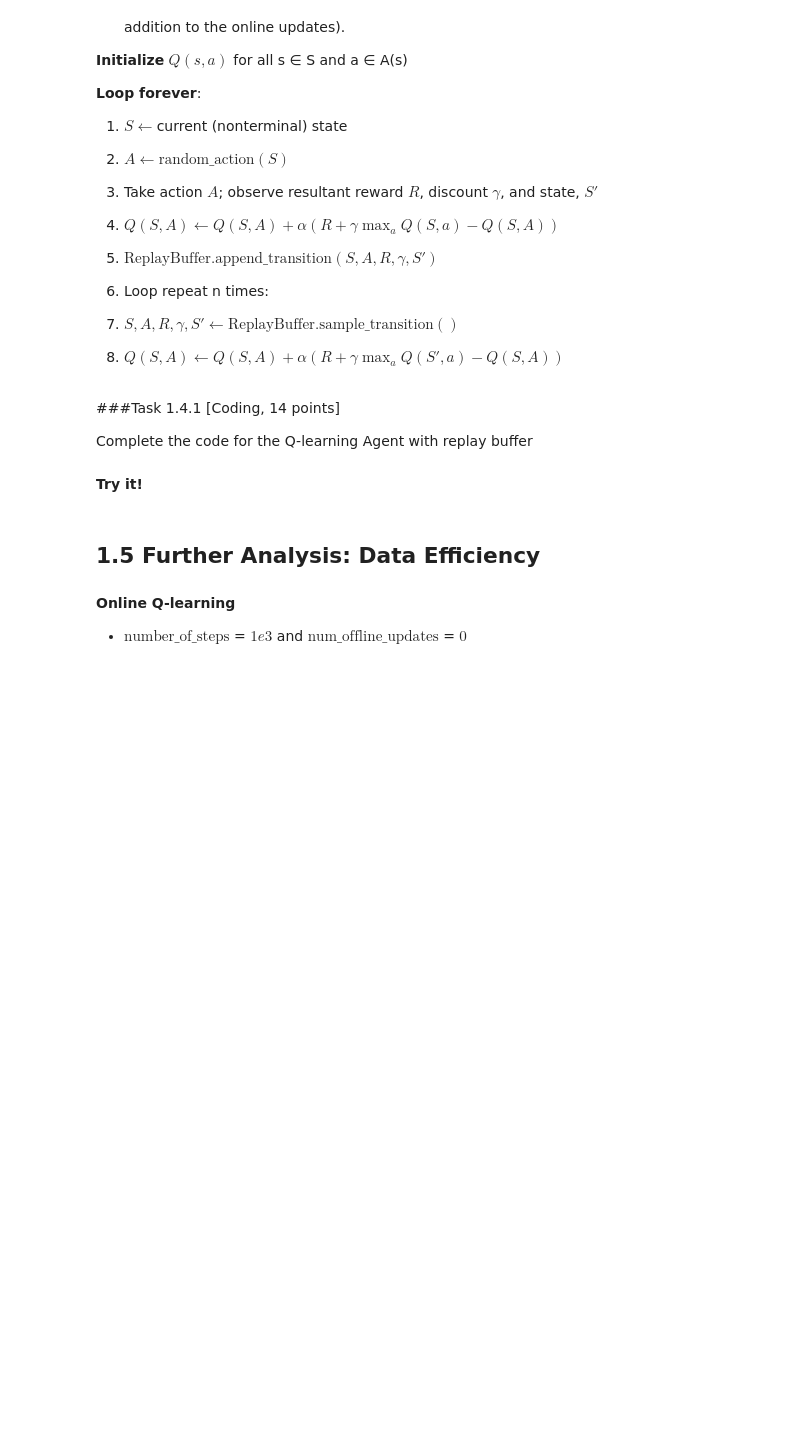
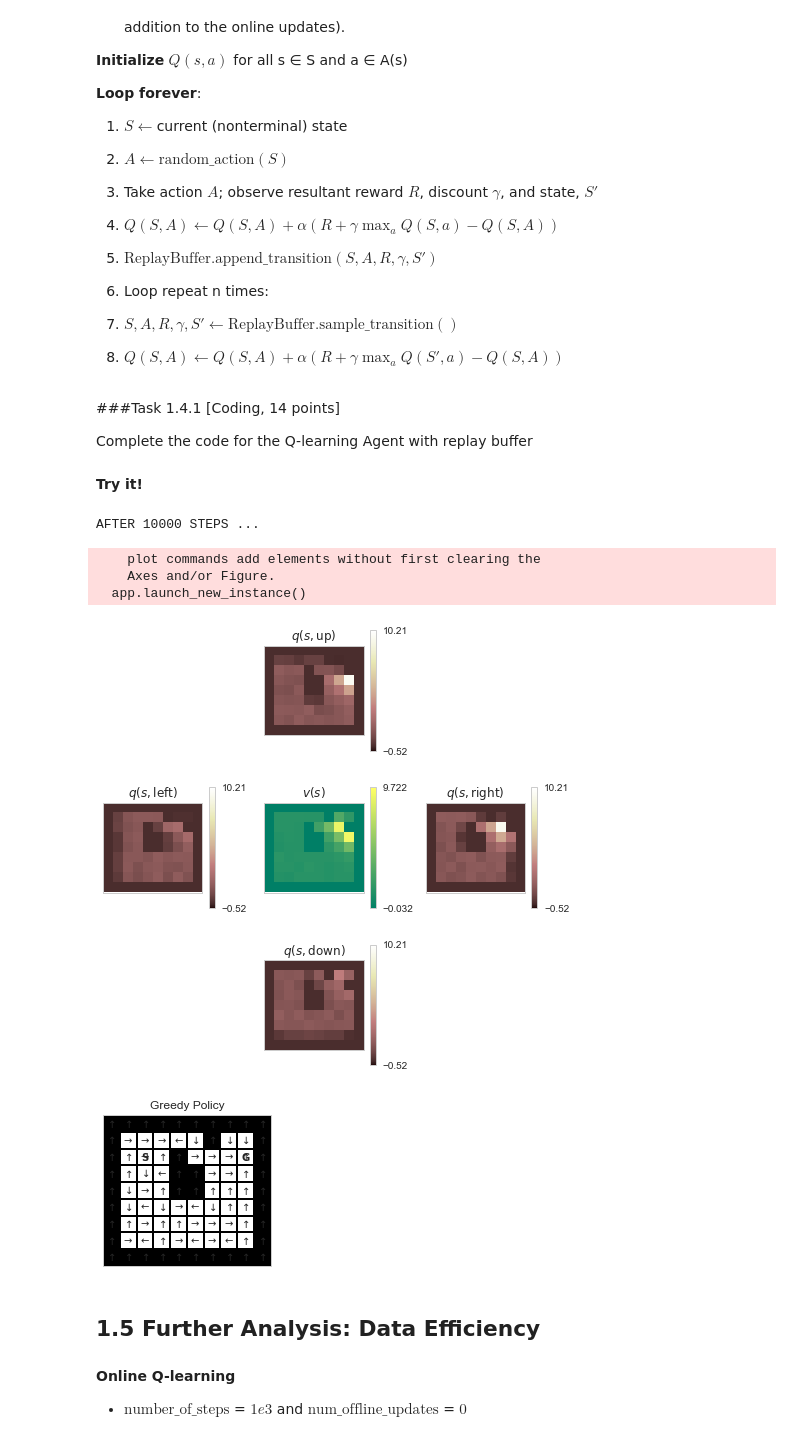
Before and after one commit to Mazzanicolas/DRL, a Jupyter notebook: DRL2019_Assignment2.ipynb, the cells around one changed output. Saved outputs shown, nothing was run; the diff lists cells and outputs as text; code cells hidden in the pictures; blank space fills up the shorter version.

```diff
--- a/DRL2019_Assignment2.ipynb
+++ b/DRL2019_Assignment2.ipynb
@@ -838,7 +851,10 @@ class ReplayQ_AGENT(object):
       # This update is the same as the above (Q-learning Agent) but
       # now we are going to be using samples from the replay buffer.
       # Note: You can COPY this from the above Q_learning Agent
-      pass
+      self._q[s, a] += self._step_size*(r + g*self._behaviour_policy(self._q[next_s]) - self._q[s, a])
+
+      self._state = next_state
+      self._action = self._behaviour_policy(self._q[next_state])
 
     # Get the action to send to execute in the environment and return it
     self._state = next_state
@@ -850,27 +866,35 @@ class ReplayQ_AGENT(object):
 # %%
 num_offline_updates=30 #@param
 num_steps = int(1e4) #@param
 
 grid = Grid(discount=0.9, penalty_for_walls=-1.)
 
 behavior_policy = lambda qval: epsilon_greedy(qval, epsilon=epsilon)
 agent = ReplayQ_AGENT(
     number_of_states=grid._layout.size,
     number_of_actions=4,
     initial_state=grid.get_obs(),
     num_offline_updates=num_offline_updates,
-    step_size=0.1)
+    step_size=0.1,
+    behaviour_policy=behavior_policy)
 
 # run experiment and get the value functions from agent
 run_experiment(grid, agent, num_steps)
 q = agent.q_values.reshape(grid._layout.shape + (4,))
 
 # visualize value functions
 print('AFTER {} STEPS ...'.format(num_steps))
 plot_action_values(q)
 
 # visualise the greedy policy
 plot_greedy_policy(grid, q)
+# %% [output]
+AFTER 10000 STEPS ...
+    plot commands add elements without first clearing the
+    Axes and/or Figure.
+  app.launch_new_instance()
+[figure, added]
+[figure, added]
 # %% [markdown]
 ## 1.5 Further Analysis:  Data Efficiency
 # %% [markdown]
```
Also changed, not shown: parts of 15 cells of this notebook, 1 other file.
